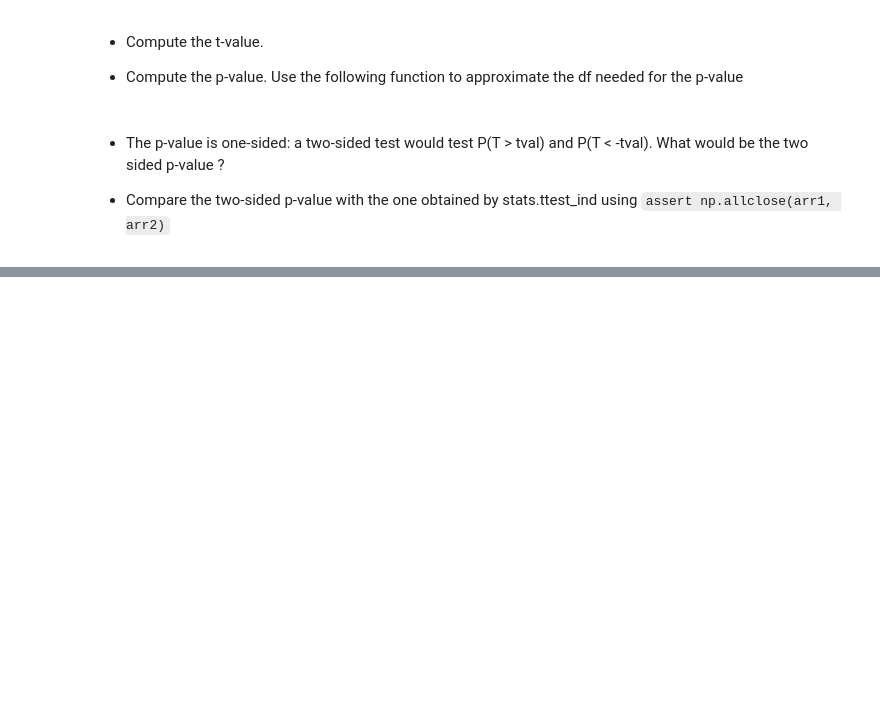
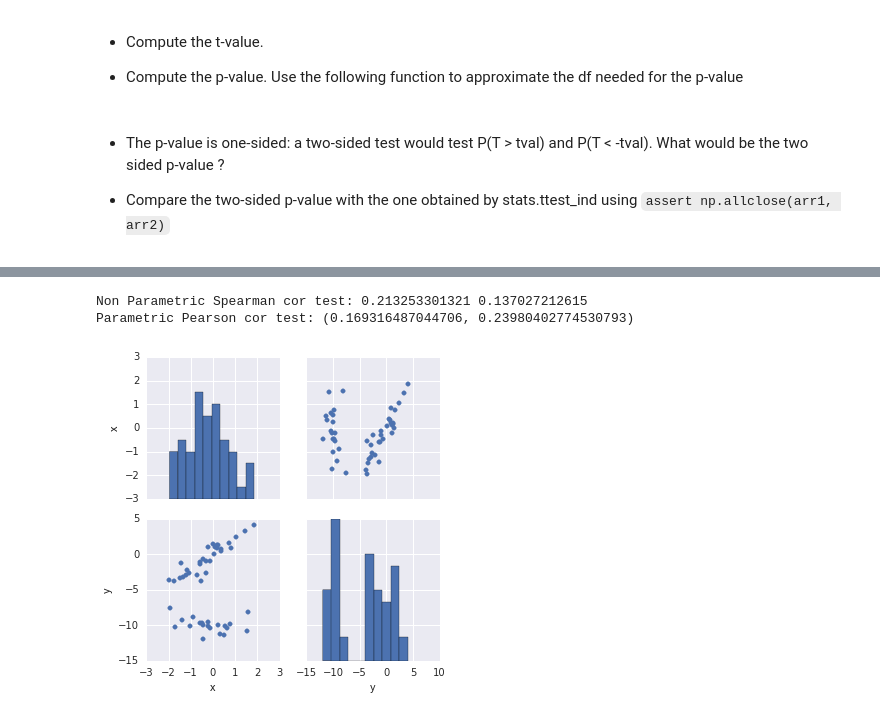
Before and after one commit to anhnguyendepocen/pylearn-doc, a Jupyter notebook: notebooks/stat_univ.ipynb, the cells around one changed output, grey strips where cells are left out. Saved outputs shown, nothing was run; the diff lists cells and outputs as text; code cells hidden in the pictures; blank space fills up the shorter version.

```diff
--- a/notebooks/stat_univ.ipynb
+++ b/notebooks/stat_univ.ipynb
@@ -375,0 +389,32 @@ Using the dataset "salary", explore the association between the dependant variab
+# %%
+import numpy as np
+import scipy.stats as stats
+import pandas as pd
+import matplotlib.pyplot as plt
+import seaborn as sns
+
+np.random.seed(seed=42)  # make example reproducible
+
+n = 50
+x = np.random.normal(size=n)
+y = 2 * x + np.random.normal(size=n)
+y[:20] = np.random.normal(loc=-10, size=20)  # Add 40 outliers
+
+# Compute with scipy
+cor, pval = stats.spearmanr(x, y)
+print("Non Parametric Spearman cor test:", cor, pval)
+
+
+# Plot distribution
+
+df = pd.DataFrame(dict(x=x, y=y))
+g = sns.PairGrid(df)
+g.map_diag(plt.hist)
+g.map_offdiag(plt.scatter)
+
+# Compute the parametric Pearsonw cor test
+print("Parametric Pearson cor test:", stats.pearsonr(x, y))
+# %% [output]
+Non Parametric Spearman cor test: 0.213253301321 0.137027212615
+Parametric Pearson cor test: (0.169316487044706, 0.23980402774530793)
+[figure, added]
```
Also changed, not shown: parts of 35 cells of this notebook, 1 other file.
